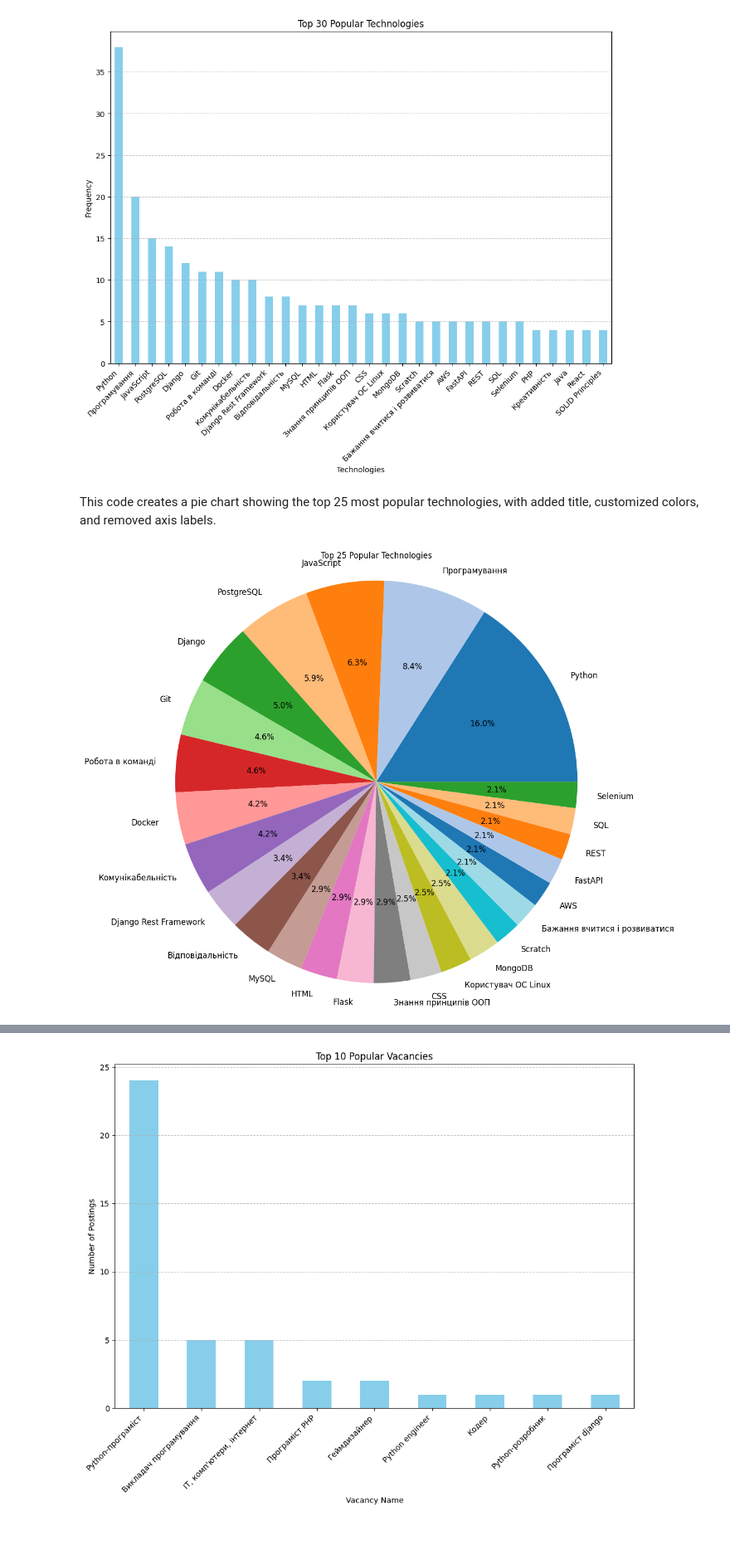
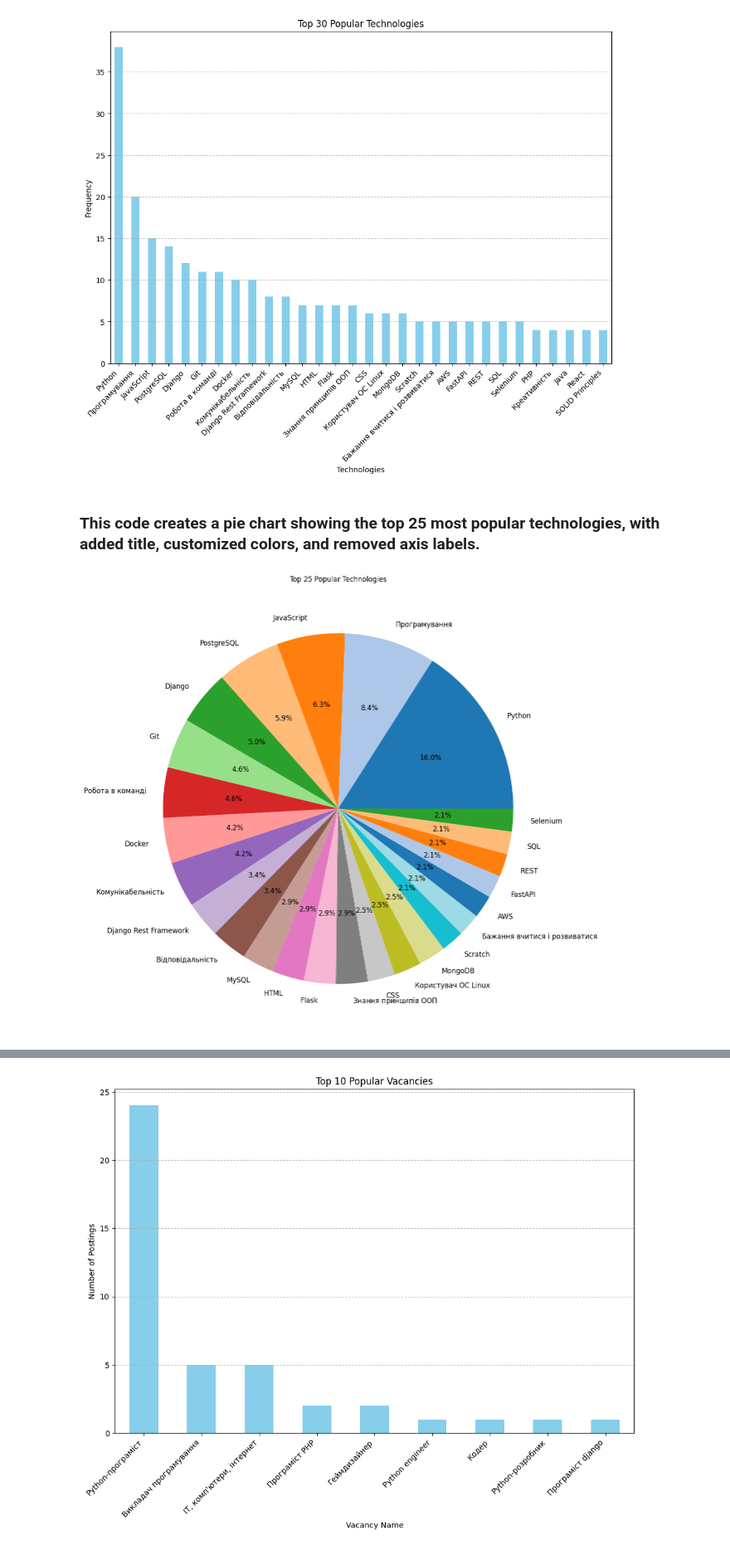
Before and after one commit to Anna728560/Web-Scraping-Data-Analysis, a Jupyter notebook: scrapy_project/main.ipynb, the cells around one changed output, grey strips where cells are left out. Shown at 83% size. Saved outputs shown, nothing was run; the diff lists cells and outputs as text; code cells hidden in the pictures.

Commit message:
fix titles

```diff
--- a/scrapy_project/main.ipynb
+++ b/scrapy_project/main.ipynb
@@ -73,19 +73,19 @@ plt.show()
 # %% [output]
 [figure]
 # %% [markdown]
-This code creates a pie chart showing the top 25 most popular technologies, with added title, customized colors, and removed axis labels.
+### This code creates a pie chart showing the top 25 most popular technologies, with added title, customized colors, and removed axis labels.
 # %%
 df_only_tech = df.drop(columns=["name", "posted_date", "company"])
 df_only_tech = df_only_tech.apply(pd.to_numeric)
 
 top_technologies = df_only_tech.sum().sort_values(ascending=False).head(25)
 
-plt.figure(figsize=(12, 12))
+plt.figure(figsize=(12, 14))
 top_technologies.plot(kind="pie", autopct="%1.1f%%", fontsize=12, colors=plt.cm.tab20.colors)
 plt.title("Top 25 Popular Technologies")
 plt.ylabel("")
 plt.axis("equal")
 plt.show()
 # %% [output]
-[figure, old version]
+[figure, new version]
 # %% [markdown]
```
Also changed, not shown: parts of 4 cells of this notebook.
